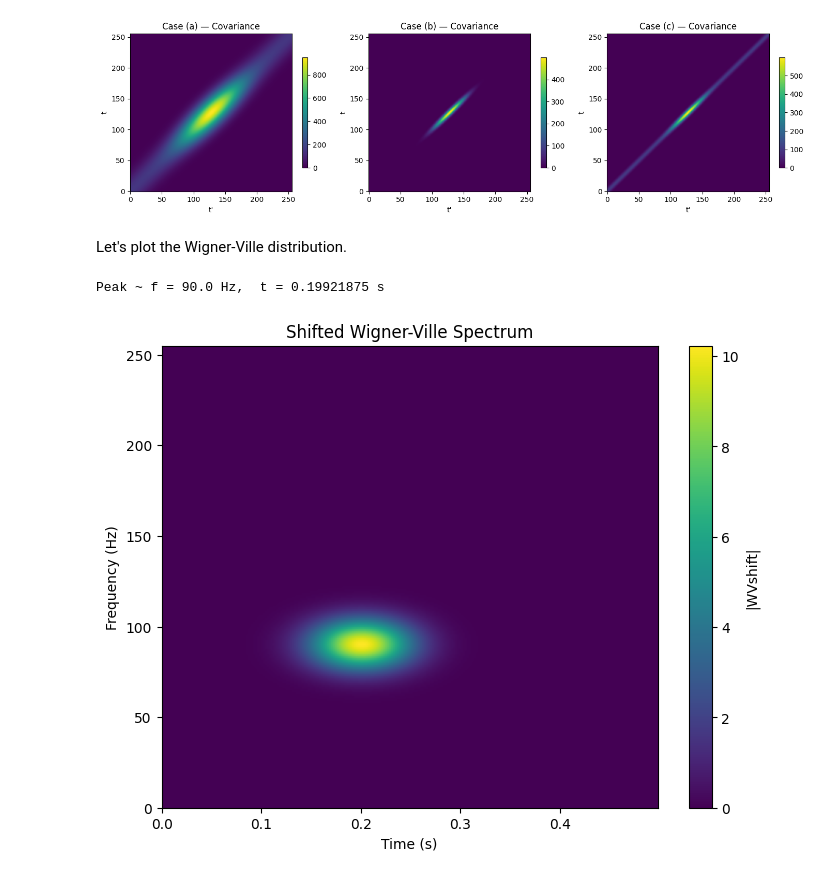
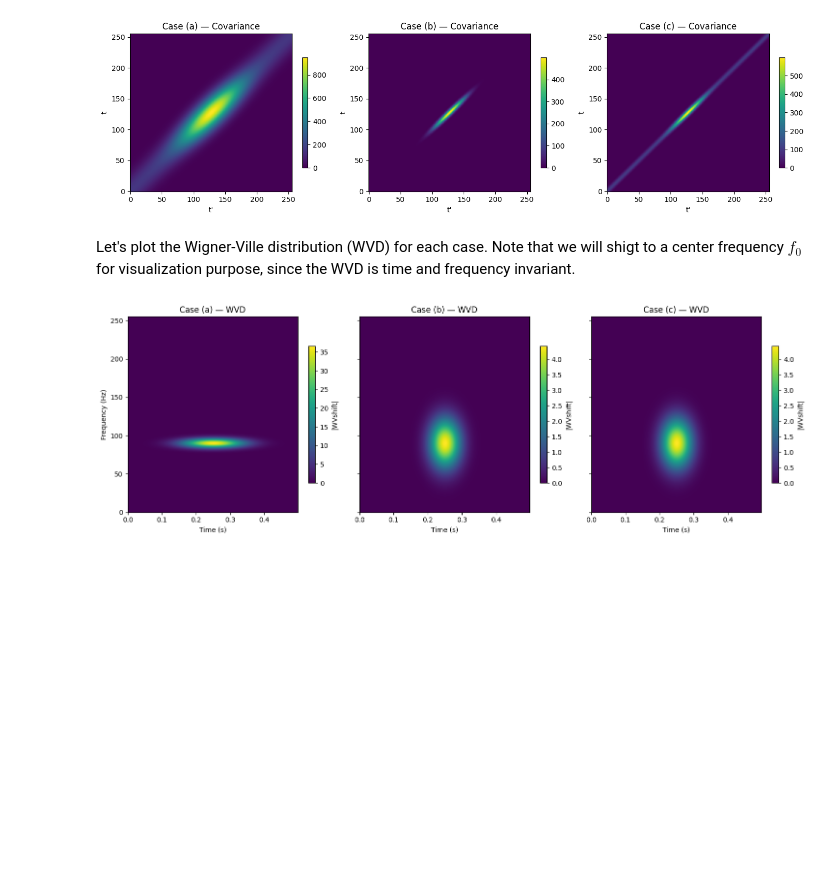
Before and after one commit to RacheleAnderson/lsp-sim, a Jupyter notebook: notebooks/demo_lsp_sim.ipynb, the cells around one changed output. Saved outputs shown, nothing was run; the diff lists cells and outputs as text; code cells hidden in the pictures; blank space fills up the shorter version.

```diff
--- a/notebooks/demo_lsp_sim.ipynb
+++ b/notebooks/demo_lsp_sim.ipynb
@@ -105,47 +99,40 @@ plt.show()
 # %% [output]
 [figure]
 # %% [markdown]
-Let's plot the Wigner-Ville distribution.
+Let's plot the Wigner-Ville distribution (WVD) for each case. Note that we will shigt to a center frequency $f_0$ for visualization purpose, since the WVD is time and frequency invariant.
 # %%
 from lsp_sim.wv_lsp import wvshifted_lsp
 
-# Parameters
-a_q = 500
-b_q = 0.2
-c_q = 800
-c_r = 15000
+# Common parameters
 noise = 0
 dataN = 256
-
-T0 = 0
-Tf = 0.5
+T0, Tf = 0, 0.5
 delta_t = abs(Tf - T0) / (dataN - 1)
 time_vec = T0 + np.arange(dataN) * delta_t
 
 fs = 512
 f0 = 90   # Hz
 nfft = 512
 
-WVshift, TI, FI, WV0 = wvshifted_lsp(noise, a_q, b_q, c_q, c_r, dataN, f0, fs, nfft)
+# Compute WVD for each case
+wv_results = {}
+for name, (L, a_q, b_q, c_q, c_r) in cases.items():
+    WVshift, TI, FI, WV0 = wvshifted_lsp(noise, a_q, b_q, c_q, c_r, dataN, f0, fs, nfft)
+    wv_results[name] = (WVshift, TI, FI)
 
-# Check peak freq and time
-# If WVshift is (time, freq): use WVshift.T in sums
-peak_freq_bin = np.argmax(np.abs(WVshift).T.sum(axis=1))
-peak_time_bin = np.argmax(np.abs(WVshift).sum(axis=1))
-print("Peak ~ f =", FI[peak_freq_bin], "Hz,  t =", TI[peak_time_bin], "s")
+# Plot the three WVDs side by side
+fig, axes = plt.subplots(nrows=1, ncols=3, figsize=(15, 5), sharey=True)
+for ax, (name, (WVshift, TI, FI)) in zip(axes, wv_results.items()):
+    im = ax.imshow(np.abs(WVshift).T, aspect='auto',
+                   extent=[TI[0], TI[-1], FI[0], FI[-1]],
+                   origin='lower')
+    ax.set_title(f"{name} — WVD")
+    ax.set_xlabel("Time (s)")
+    if ax is axes[0]:
+        ax.set_ylabel("Frequency (Hz)")
+    fig.colorbar(im, ax=ax, shrink=0.7, label="|WVshift|")
 
-
-# Quick visualization
-plt.figure(figsize=(8,6))
-plt.imshow(np.abs(WVshift).T, aspect='auto',
-           extent=[TI[0], TI[-1], FI[0], FI[-1]],
-           origin='lower')
-plt.colorbar(label='|WVshift|')
-plt.xlabel("Time (s)")
-plt.ylabel("Frequency (Hz)")
-plt.title("Shifted Wigner-Ville Spectrum")
-
+plt.tight_layout()
 plt.show()
 # %% [output]
-Peak ~ f = 90.0 Hz,  t = 0.19921875 s
-[figure, old version]
+[figure, new version]
```
Also changed, not shown: parts of 1 cell of this notebook, 1 other file.
